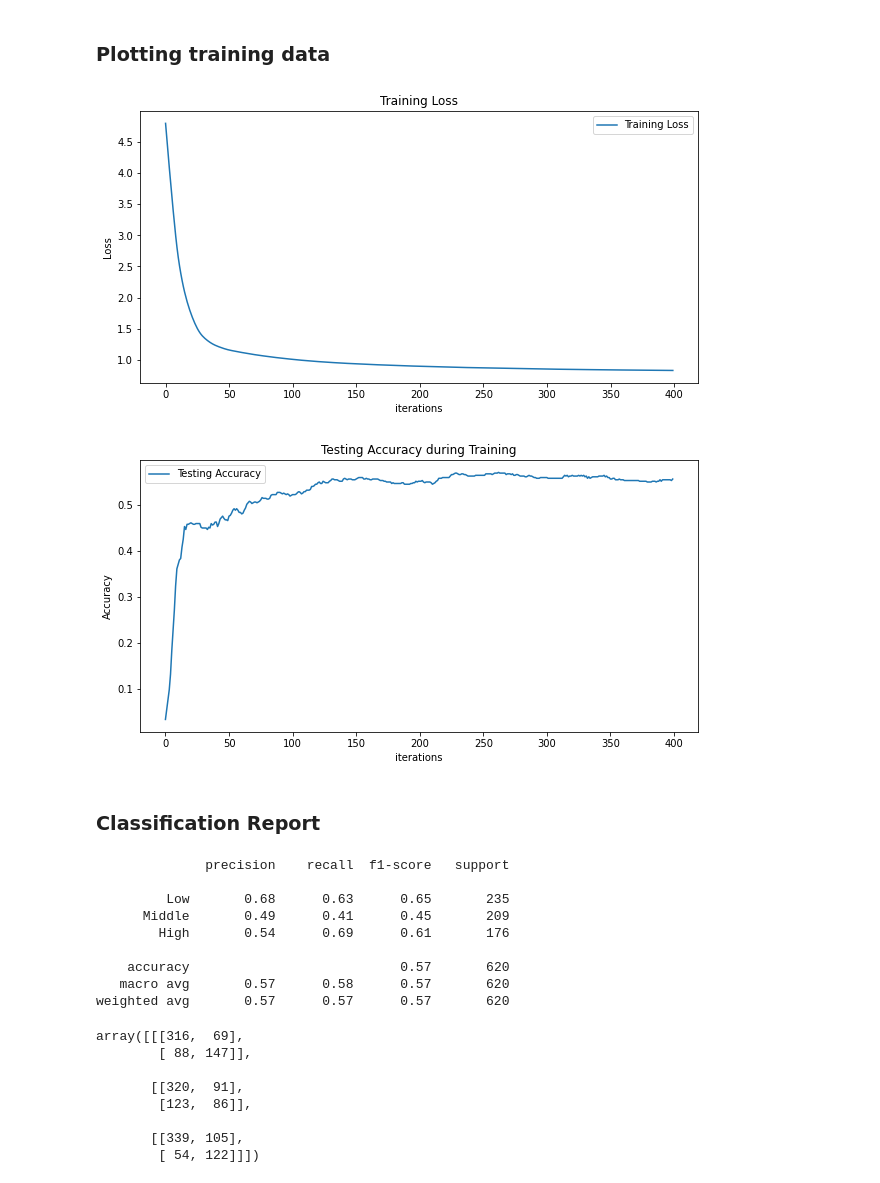
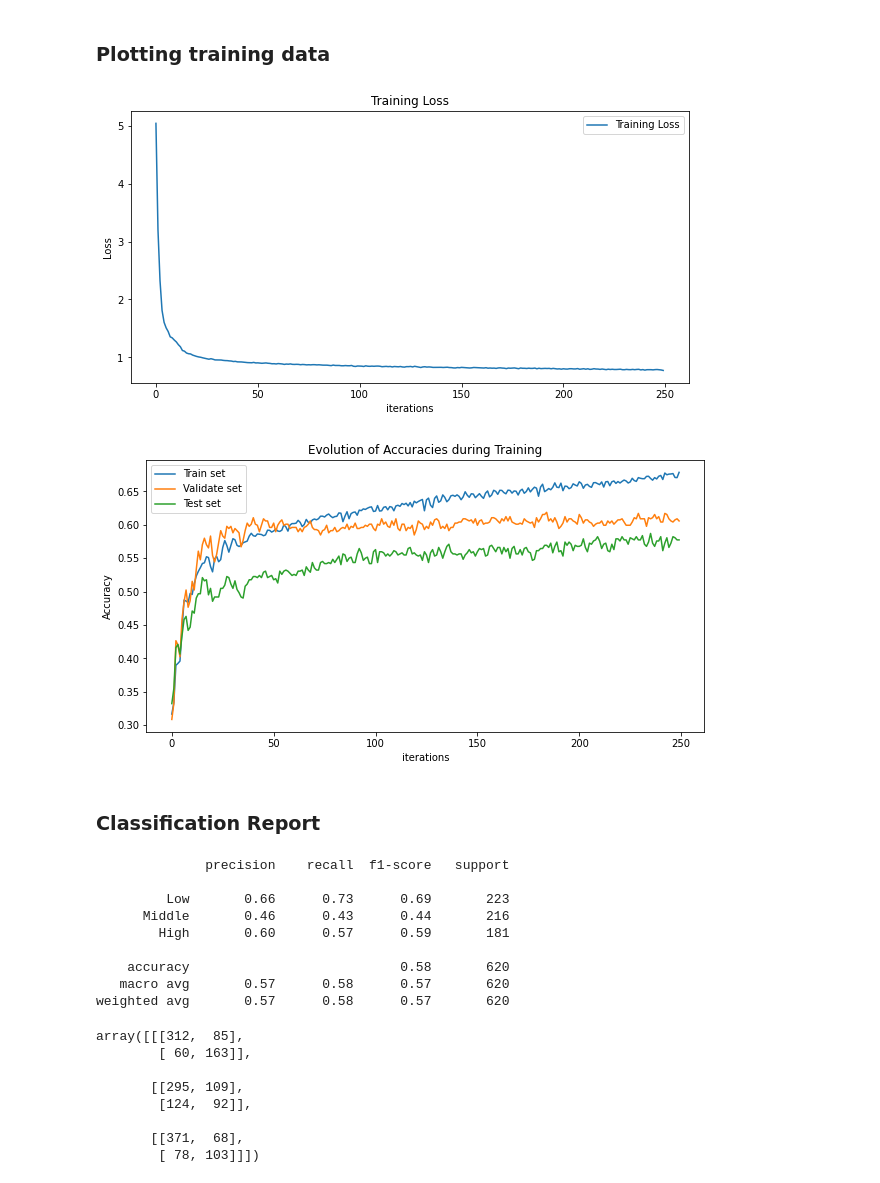
Before and after one commit to OktarianTB/predicting-business-popularity, a Jupyter notebook: gnn/popularity_node_classification.ipynb, the cells around one changed output. Cells and saved outputs as stored; diff of their text form; code cells hidden in the pictures.

Commit message:
Updated graph generator

```diff
--- a/gnn/popularity_node_classification.ipynb
+++ b/gnn/popularity_node_classification.ipynb
@@ -151,6 +150,7 @@ def test():
 
 for epoch in range(1, 500):
     loss = train()
-    print(f'Epoch: {epoch:03d}, Loss: {loss:.4f}')
+    if epoch % 5 == 0:
+      print(f'Epoch: {epoch:03d}, Loss: {loss:.4f}')
 # %% [output]
 [interactive output not drawn]
@@ -203,6 +203,7 @@ class GNN(torch.nn.Module):
         for i in range(len(self.convs) - 1):
             x = self.convs[i](x, edge_index)
             x = F.leaky_relu(x)
+            x = F.dropout(x, p=0.5, training=self.training)
         x = self.convs[-1](x, edge_index)
         x = F.log_softmax(x, dim=1)
         return x
@@ -227,11 +228,11 @@ def train_gnn(train_loader, val_loader, test_loader, args, num_node_features, nu
           device="cpu"):
     model = GNN(num_node_features, args['hidden_size'], num_classes, args).to(device)
     print(model)
-    optimizer = torch.optim.Adam(model.parameters(), lr=args['lr'], weight_decay=5e-4)
+    optimizer = torch.optim.Adam(model.parameters(), lr=args['lr'], weight_decay=5e-5)
     losses = []
-    accuracies = []
+    accuracies = [[], [], []] # train / validate / test
 
-    for epoch in range(args['epochs']):
+    for epoch in range(1, args['epochs']+1):
         total_loss = 0
         model.train()
         for batch in train_loader:
@@ -248,10 +249,13 @@ def train_gnn(train_loader, val_loader, test_loader, args, num_node_features, nu
         val_acc = test_gnn(val_loader, model, device)
         test_acc = test_gnn(test_loader, model, device)
 
-        print(f"Epoch {epoch + 1}: Train: {train_acc:.4f}, Validation: {val_acc:.4f}. Test: {test_acc:.4f}, Loss: {total_loss:.4f}")
+        if epoch % 5 == 0:
+          print(f"Epoch {epoch}: Train: {train_acc:.4f}, Validation: {val_acc:.4f}. Test: {test_acc:.4f}, Loss: {total_loss:.4f}")
 
         losses.append(round(total_loss, 4))
-        accuracies.append(test_acc)
+        accuracies[0].append(train_acc)
+        accuracies[1].append(val_acc)
+        accuracies[2].append(test_acc)
 
     return (model, losses, accuracies)
 
@@ -272,7 +276,7 @@ display(Javascript('''google.colab.output.setIframeHeight(0, true, {maxHeight: 2
 args = {
     "device" : 'cuda' if torch.cuda.is_available() else 'cpu',
     "hidden_size" : 64,
-    "epochs" : 300,
+    "epochs" : 250,
     "lr" : 0.01,
     "num_layers": 2,
     "model": "GraphSage" # [GraphSage, GAT, GCN, TransformerConv]
@@ -303,23 +307,25 @@ Epoch 300: Train: 0.7109, Validation: 0.6107. Test: 0.5726, Loss: 0.6643
 # %%
 plt.figure(figsize=(10,5))
 plt.title("Training Loss")
-plt.plot(losses,label="Training Loss")
+plt.plot(losses, label="Training Loss")
 plt.xlabel("iterations")
 plt.ylabel("Loss")
 plt.legend()
 plt.show()
 # %% [output]
-[figure, old version]
+[figure, new version]
 # %%
 plt.figure(figsize=(10,5))
-plt.title("Testing Accuracy during Training")
-plt.plot(accuracies,label="Testing Accuracy")
+plt.title("Evolution of Accuracies during Training")
+plt.plot(accuracies[0],label="Train set")
+plt.plot(accuracies[1],label="Validate set")
+plt.plot(accuracies[2],label="Test set")
 plt.xlabel("iterations")
 plt.ylabel("Accuracy")
 plt.legend()
 plt.show()
 # %% [output]
-[figure, old version]
+[figure, new version]
 # %% [markdown]
 ### Classification Report
 # %%
@@ -342,23 +348,23 @@ print(classification_report(y_true.cpu(), y_pred.cpu(), target_names=target_name
 # %% [output]
               precision    recall  f1-score   support
 
-         Low       0.68      0.63      0.65       235
-      Middle       0.49      0.41      0.45       209
-        High       0.54      0.69      0.61       176
+         Low       0.66      0.73      0.69       223
+      Middle       0.46      0.43      0.44       216
+        High       0.60      0.57      0.59       181
 
-    accuracy                           0.57       620
+    accuracy                           0.58       620
    macro avg       0.57      0.58      0.57       620
-weighted avg       0.57      0.57      0.57       620
+weighted avg       0.57      0.58      0.57       620
 # %%
 from sklearn.metrics import multilabel_confusion_matrix
 
 multilabel_confusion_matrix(y_true.cpu(), y_pred.cpu())
 # %% [output]
-array([[[316,  69],
-        [ 88, 147]],
+array([[[312,  85],
+        [ 60, 163]],
 
-       [[320,  91],
-        [123,  86]],
+       [[295, 109],
+        [124,  92]],
 
-       [[339, 105],
-        [ 54, 122]]])
+       [[371,  68],
+        [ 78, 103]]])
```
Also changed, not shown: parts of 6 cells of this notebook, 31 other files.
